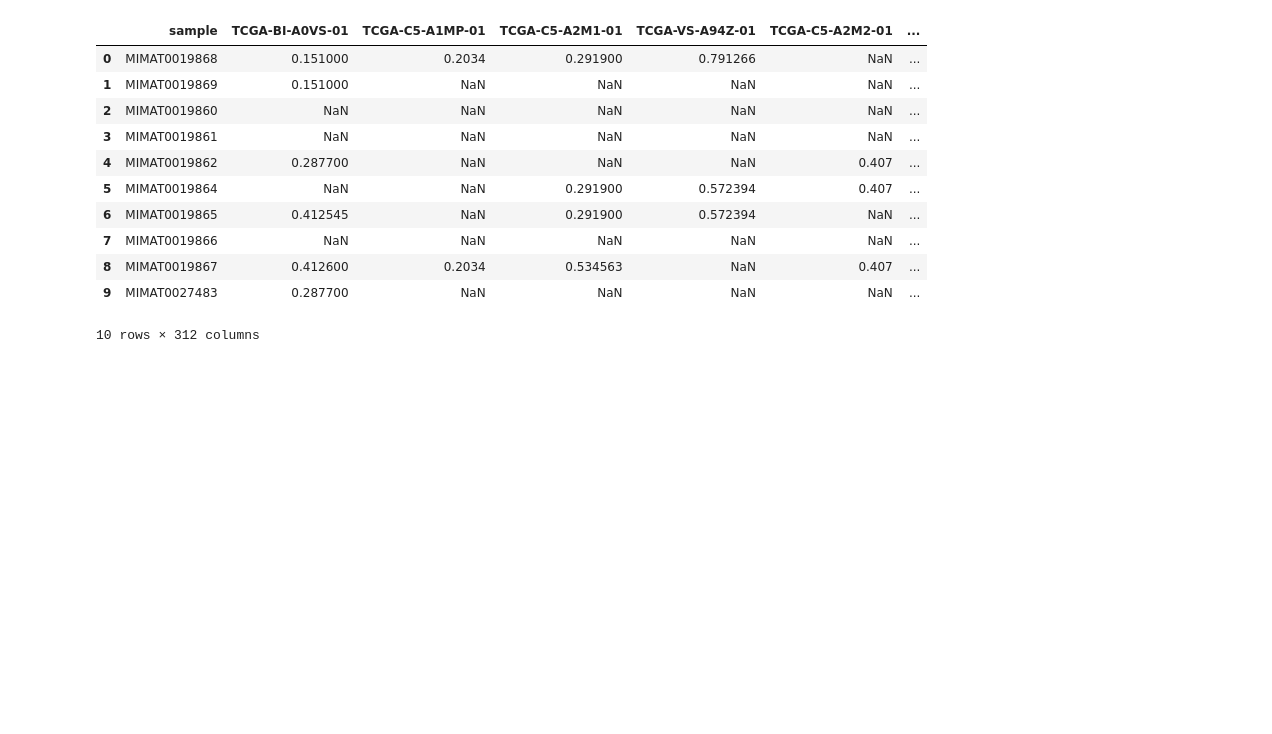
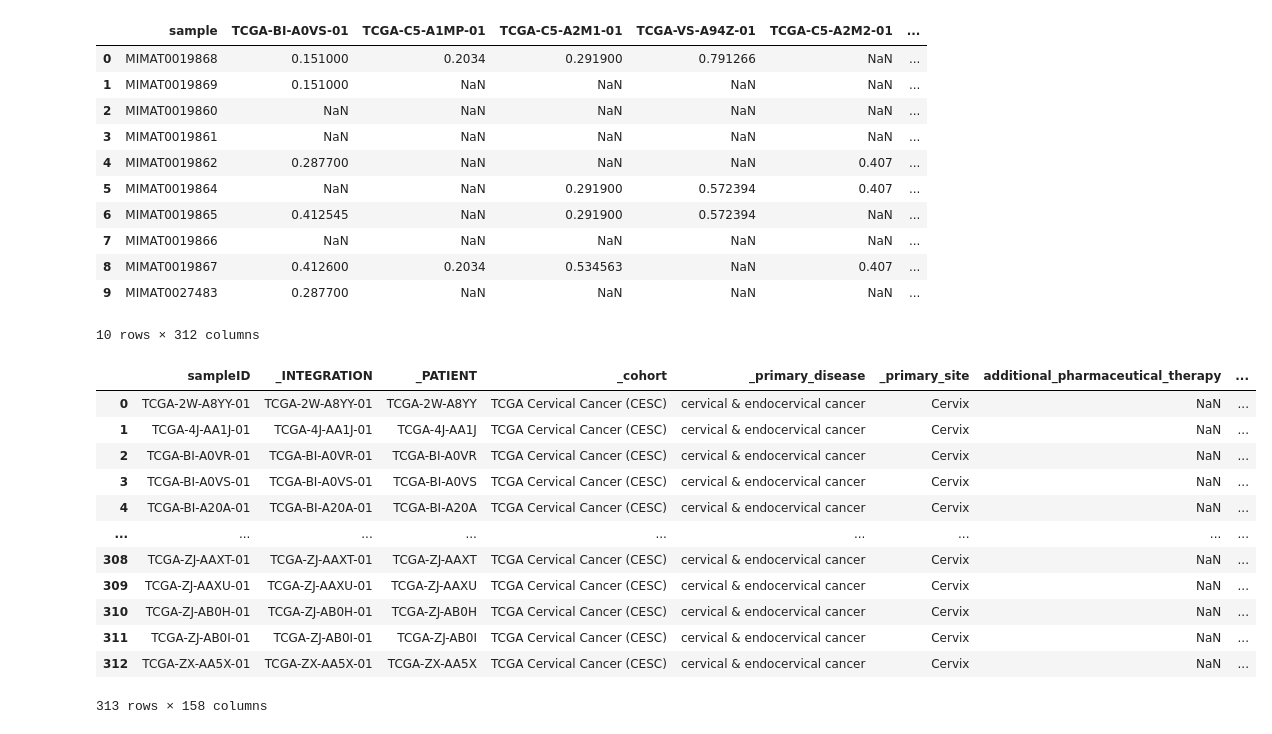
Before and after one commit to nadunchanna98/machine-learning, a Jupyter notebook: practive.ipynb, the cells around one changed output. Cells and saved outputs as stored; diff of their text form; code cells hidden in the pictures; blank space fills up the shorter version.

```diff
--- a/practive.ipynb
+++ b/practive.ipynb
@@ -30,3 +30,22 @@ data.head(10)
 | 8 | MIMAT0019867 | 0.412600 | 0.2034 | 0.534563 | NaN | 0.407 | ... |
 | 9 | MIMAT0027483 | 0.287700 | NaN | NaN | NaN | NaN | ... |
 10 rows × 312 columns
+# %%
+df1 = pd.read_csv('TCGA.CESC.sampleMap_CESC_clinicalMatrix.csv')
+df2 = pd.read_csv('miRNA_HiSeq_gene1.csv')
+# %%
+df1
+# %% [output]
+|  | sampleID | _INTEGRATION | _PATIENT | _cohort | _primary_disease | _primary_site | additional_pharmaceutical_therapy | ... |
+| 0 | TCGA-2W-A8YY-01 | TCGA-2W-A8YY-01 | TCGA-2W-A8YY | TCGA Cervical Cancer (CESC) | cervical & endocervical cancer | Cervix | NaN | ... |
+| 1 | TCGA-4J-AA1J-01 | TCGA-4J-AA1J-01 | TCGA-4J-AA1J | TCGA Cervical Cancer (CESC) | cervical & endocervical cancer | Cervix | NaN | ... |
+| 2 | TCGA-BI-A0VR-01 | TCGA-BI-A0VR-01 | TCGA-BI-A0VR | TCGA Cervical Cancer (CESC) | cervical & endocervical cancer | Cervix | NaN | ... |
+| 3 | TCGA-BI-A0VS-01 | TCGA-BI-A0VS-01 | TCGA-BI-A0VS | TCGA Cervical Cancer (CESC) | cervical & endocervical cancer | Cervix | NaN | ... |
+| 4 | TCGA-BI-A20A-01 | TCGA-BI-A20A-01 | TCGA-BI-A20A | TCGA Cervical Cancer (CESC) | cervical & endocervical cancer | Cervix | NaN | ... |
+| ... | ... | ... | ... | ... | ... | ... | ... | ... |
+| 308 | TCGA-ZJ-AAXT-01 | TCGA-ZJ-AAXT-01 | TCGA-ZJ-AAXT | TCGA Cervical Cancer (CESC) | cervical & endocervical cancer | Cervix | NaN | ... |
+| 309 | TCGA-ZJ-AAXU-01 | TCGA-ZJ-AAXU-01 | TCGA-ZJ-AAXU | TCGA Cervical Cancer (CESC) | cervical & endocervical cancer | Cervix | NaN | ... |
+| 310 | TCGA-ZJ-AB0H-01 | TCGA-ZJ-AB0H-01 | TCGA-ZJ-AB0H | TCGA Cervical Cancer (CESC) | cervical & endocervical cancer | Cervix | NaN | ... |
+| 311 | TCGA-ZJ-AB0I-01 | TCGA-ZJ-AB0I-01 | TCGA-ZJ-AB0I | TCGA Cervical Cancer (CESC) | cervical & endocervical cancer | Cervix | NaN | ... |
+| 312 | TCGA-ZX-AA5X-01 | TCGA-ZX-AA5X-01 | TCGA-ZX-AA5X | TCGA Cervical Cancer (CESC) | cervical & endocervical cancer | Cervix | NaN | ... |
+313 rows × 158 columns
```
